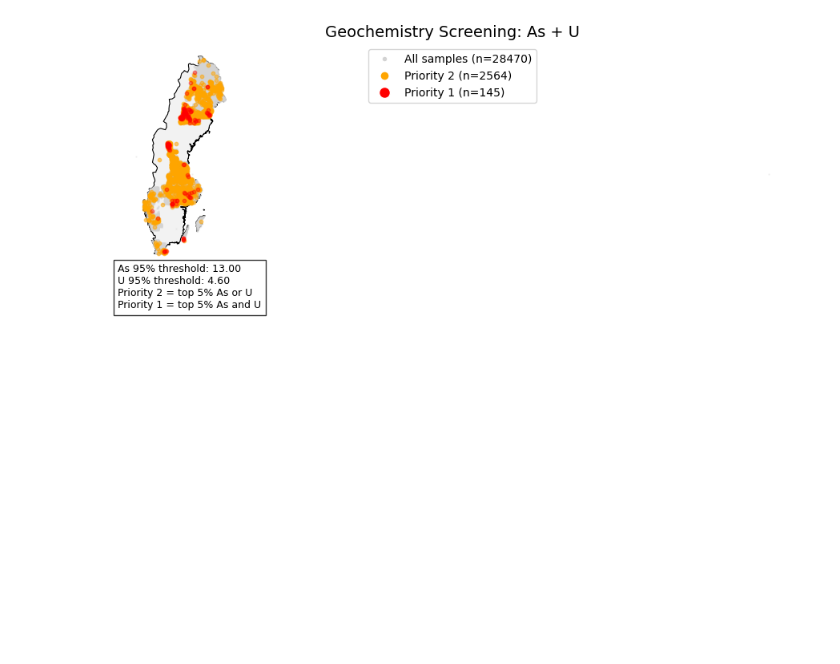
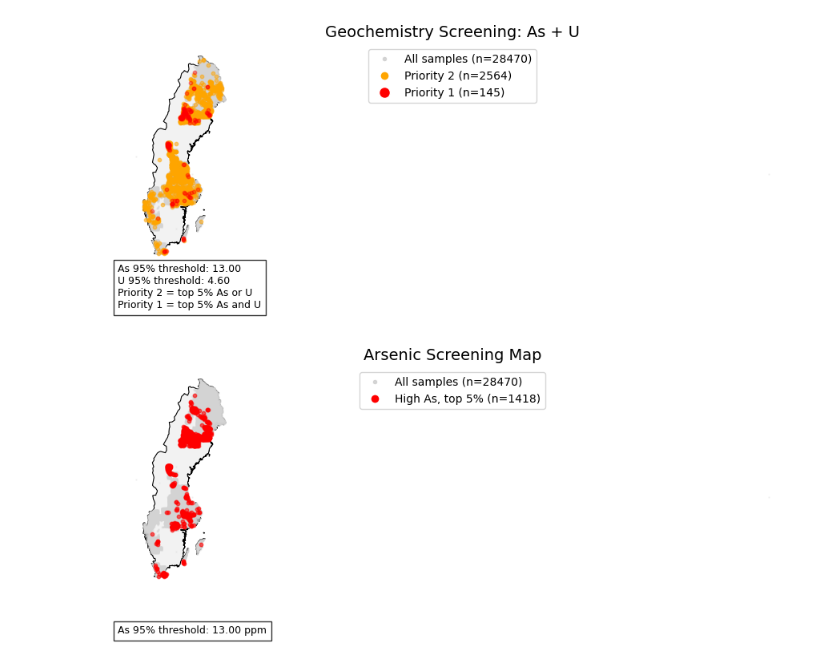
Before and after one commit to M-Tuy/GeoChem-DataLab, a Jupyter notebook: notebooks/Uranium.ipynb, the cells around one changed output. Saved outputs shown, nothing was run; the diff lists cells and outputs as text; code cells hidden in the pictures; blank space fills up the shorter version.

```diff
--- a/notebooks/Uranium.ipynb
+++ b/notebooks/Uranium.ipynb
@@ -458,3 +458,50 @@ fig.savefig(
 plt.show()
 # %% [output]
 [figure]
+# %%
+
+# Arsenic map
+# -----------------------------
+
+fig, ax = plt.subplots(figsize=(9, 11))
+
+sweden.plot(ax=ax, edgecolor="black", facecolor="#f2f2f2", linewidth=0.8)
+
+df_clean.plot(ax=ax, color="lightgrey", markersize=0.5, alpha=0.25)
+
+as_high = df_markgeodata[df_markgeodata["as_hotspot"]]
+
+as_high.plot(ax=ax, color="red", markersize=10, alpha=0.6)
+
+legend_elements = [
+    Line2D([0], [0], marker="o", color="w",
+           label=f"All samples (n={len(df_clean)})",
+           markerfacecolor="lightgrey", markersize=5),
+    Line2D([0], [0], marker="o", color="w",
+           label=f"High As, top 5% (n={len(as_high)})",
+           markerfacecolor="red", markersize=8)
+]
+
+ax.legend(handles=legend_elements, loc="upper center")
+ax.set_title("Arsenic Screening Map", fontsize=14)
+ax.set_axis_off()
+
+ax.text(
+    0.02, 0.02,
+    f"As 95% threshold: {as_threshold:.2f} ppm",
+    transform=ax.transAxes,
+    fontsize=9,
+    bbox=dict(facecolor="white", alpha=0.8, edgecolor="black")
+)
+
+plt.tight_layout()
+
+fig.savefig(
+    "C:/Projects/GeoChem-DataLab/results/arsenic_screening_map.png",
+    dpi=300,
+    bbox_inches="tight"
+)
+
+plt.show()
+# %% [output]
+[figure, added]
```
Also changed, not shown: parts of 1 cell of this notebook, 3 other files.
